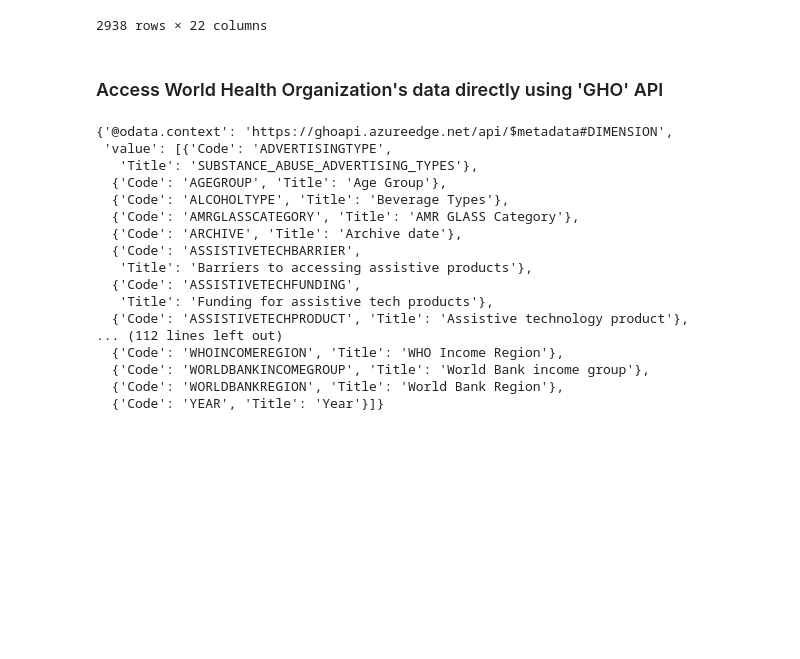
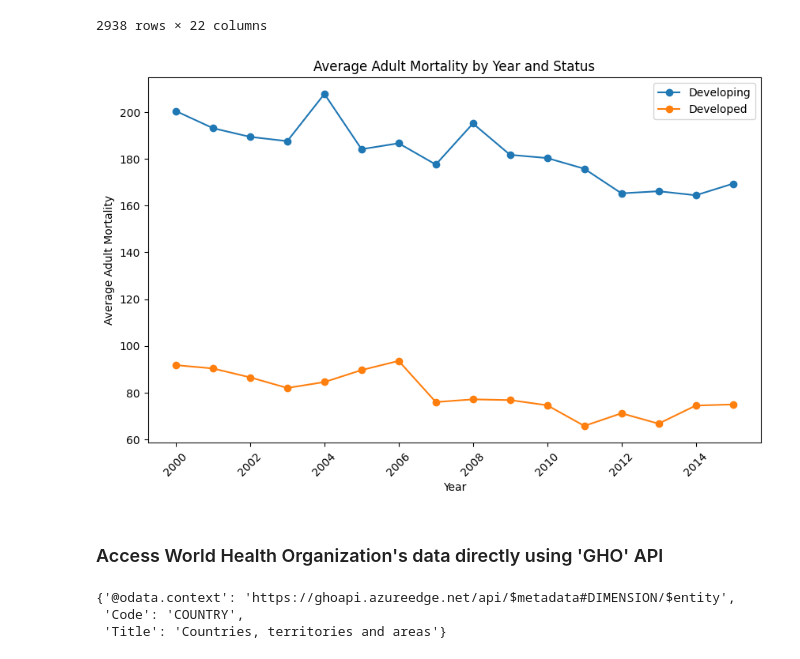
Before and after one commit to JNorthData/Life_Expectancy, a Jupyter notebook: life-expectancy.ipynb, the cells around one changed output. Drawn from its saved outputs; the diff is of its cells as text; code cells hidden in the pictures; blank space fills up the shorter version.

Commit message:
specific data

```diff
--- a/life-expectancy.ipynb
+++ b/life-expectancy.ipynb
@@ -26,6 +26,33 @@ Life_Exp_df
 | 2936 | Zimbabwe | 2001 | Developing | 45.3 | 686.0 | 25 | 1.72 | ... |
 | 2937 | Zimbabwe | 2000 | Developing | 46.0 | 665.0 | 24 | 1.68 | ... |
 2938 rows × 22 columns
+# %%
+
+# Grouping by 'Year' and 'Status' and calculating average life expectancy
+grouped_df = Life_Exp_df.groupby(['Year', 'Status'])['Adult Mortality'].mean().reset_index()
+
+# Splitting the data based on 'Status'
+developing_df = grouped_df[grouped_df['Status'] == 'Developing']
+developed_df = grouped_df[grouped_df['Status'] == 'Developed']
+
+# Creating the line chart
+plt.figure(figsize=(10, 6))  # Optional: Adjust the figure size
+
+# Line plot for 'Developing' status
+plt.plot(developing_df['Year'], developing_df['Adult Mortality'], label='Developing', marker='o')
+
+# Line plot for 'Developed' status
+plt.plot(developed_df['Year'], developed_df['Adult Mortality'], label='Developed', marker='o')
+
+plt.xlabel('Year')
+plt.ylabel('Average Adult Mortality')
+plt.title('Average Adult Mortality by Year and Status')
+plt.legend()
+plt.xticks(rotation=45)  # Optional: Rotate x-axis labels if needed
+
+plt.show()
+# %% [output]
+[figure, added]
 # %% [markdown]
 ### Access World Health Organization's data directly using 'GHO' API
 # %%
@@ -34,7 +61,7 @@ Life_Exp_df
 # Simply specifying the /api/DIMENSION URL will provide you with the list of available dimension codes.
 # The default result is returned in the Observatory's XML schema.
 
-url = "https://ghoapi.azureedge.net/api/Dimension"
+url = "https://ghoapi.azureedge.net/api/Dimension/COUNTRY"
 
 response = requests.get(url)
 
@@ -45,20 +72,6 @@ else:
 
 data
 # %% [output]
-{'@odata.context': 'https://ghoapi.azureedge.net/api/$metadata#DIMENSION',
- 'value': [{'Code': 'ADVERTISINGTYPE',
-   'Title': 'SUBSTANCE_ABUSE_ADVERTISING_TYPES'},
-  {'Code': 'AGEGROUP', 'Title': 'Age Group'},
-  {'Code': 'ALCOHOLTYPE', 'Title': 'Beverage Types'},
-  {'Code': 'AMRGLASSCATEGORY', 'Title': 'AMR GLASS Category'},
-  {'Code': 'ARCHIVE', 'Title': 'Archive date'},
-  {'Code': 'ASSISTIVETECHBARRIER',
-   'Title': 'Barriers to accessing assistive products'},
-  {'Code': 'ASSISTIVETECHFUNDING',
-   'Title': 'Funding for assistive tech products'},
-  {'Code': 'ASSISTIVETECHPRODUCT', 'Title': 'Assistive technology product'},
-... (112 lines left out)
-  {'Code': 'WHOINCOMEREGION', 'Title': 'WHO Income Region'},
-  {'Code': 'WORLDBANKINCOMEGROUP', 'Title': 'World Bank income group'},
-  {'Code': 'WORLDBANKREGION', 'Title': 'World Bank Region'},
-  {'Code': 'YEAR', 'Title': 'Year'}]}
+{'@odata.context': 'https://ghoapi.azureedge.net/api/$metadata#DIMENSION/$entity',
+ 'Code': 'COUNTRY',
+ 'Title': 'Countries, territories and areas'}
```
Also changed, not shown: parts of 4 cells of this notebook.
